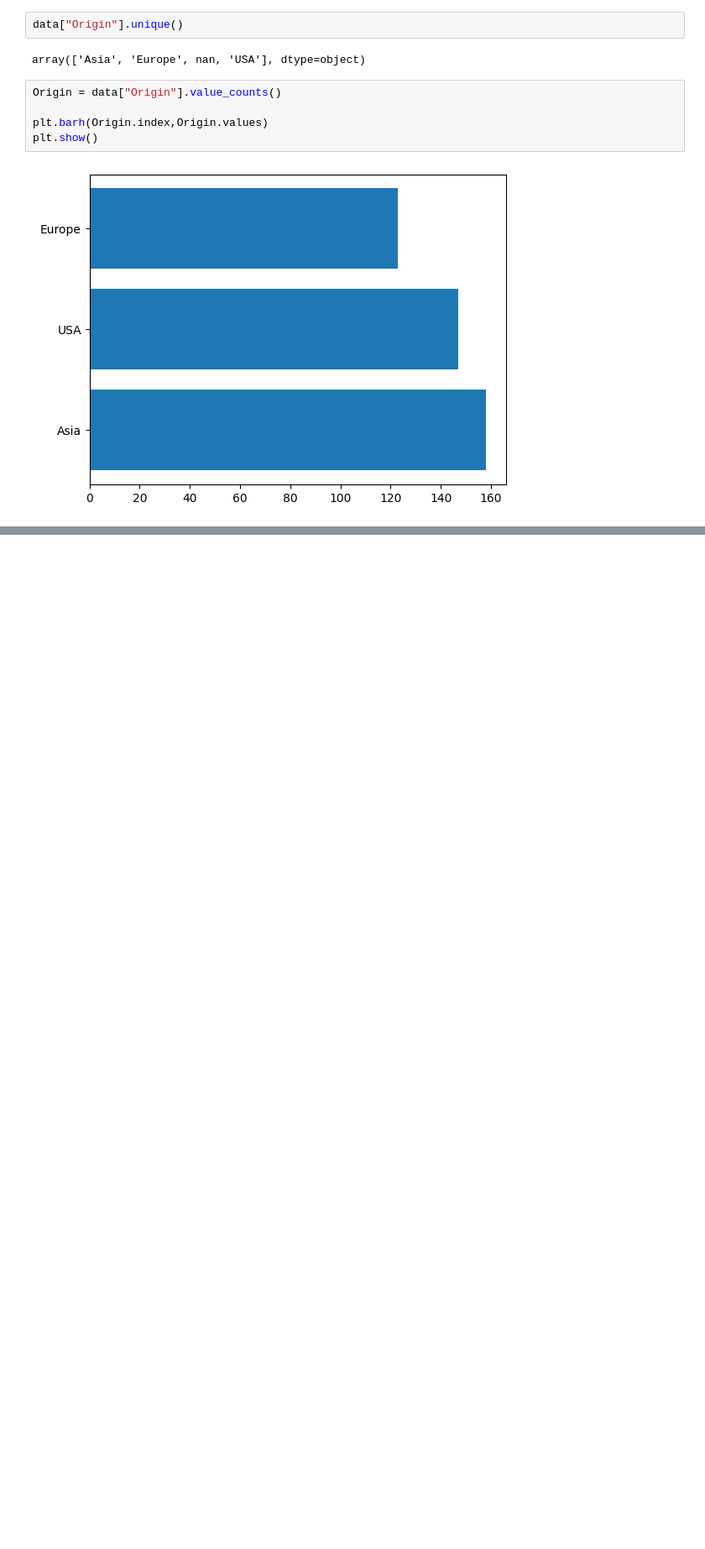
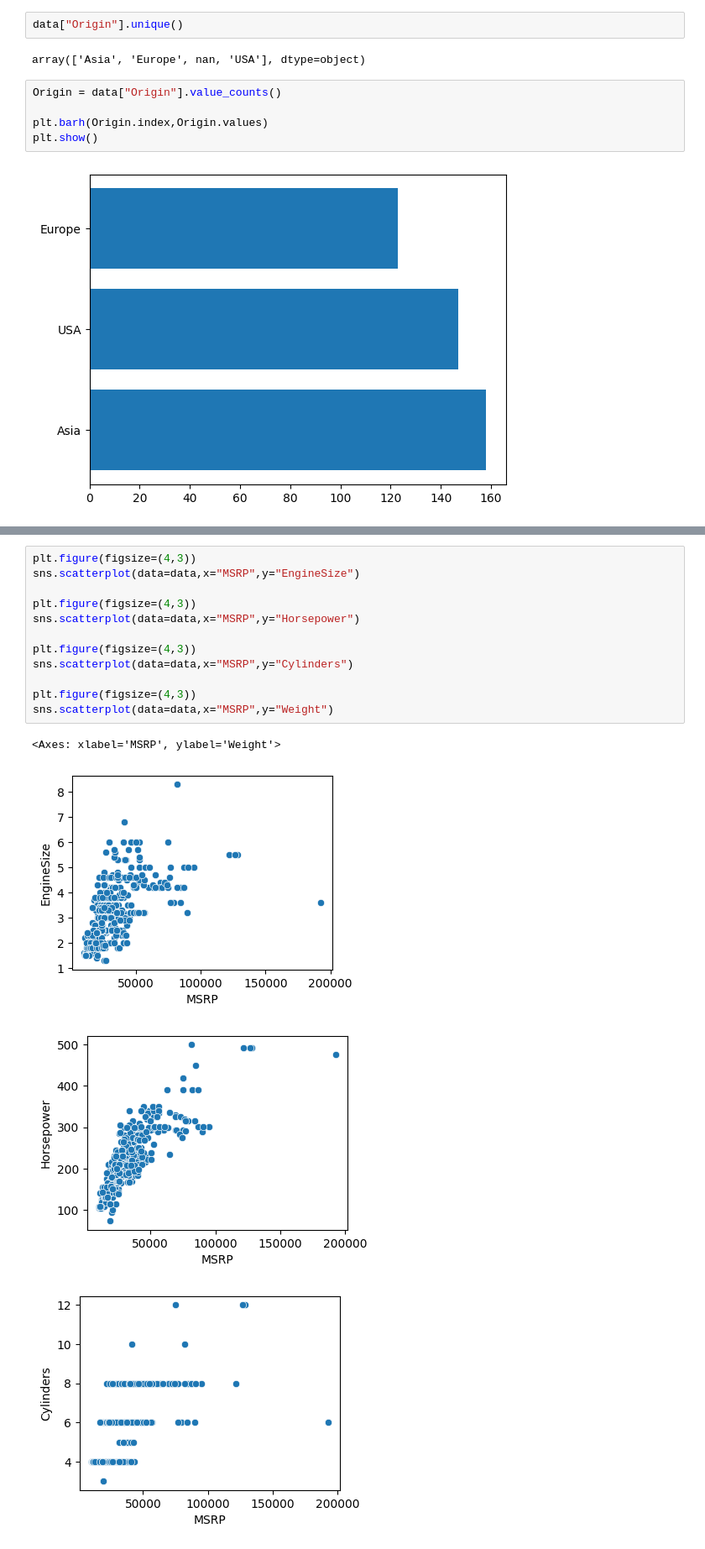
Before and after one commit to trailokya-world/Car-Data-Analysis, a Jupyter notebook: car_data_analysis/car_data_analysis.ipynb, the cells around one changed output, grey strips where cells are left out. Shown: that part at 84% size. Cells and saved outputs as stored; diff of their text form; blank space fills up the shorter version.

```diff
--- a/car_data_analysis/car_data_analysis.ipynb
+++ b/car_data_analysis/car_data_analysis.ipynb
@@ -236,0 +260,17 @@ plt.show()
+# %%
+plt.figure(figsize=(4,3))
+sns.scatterplot(data=data,x="MSRP",y="EngineSize")
+
+plt.figure(figsize=(4,3))
+sns.scatterplot(data=data,x="MSRP",y="Horsepower")
+
+plt.figure(figsize=(4,3))
+sns.scatterplot(data=data,x="MSRP",y="Cylinders")
+
+plt.figure(figsize=(4,3))
+sns.scatterplot(data=data,x="MSRP",y="Weight")
+# %% [output]
+<Axes: xlabel='MSRP', ylabel='Weight'>
+[figure, added]
+[figure, added]
+[figure, added]
```
Also changed, not shown: parts of 12 cells of this notebook.
